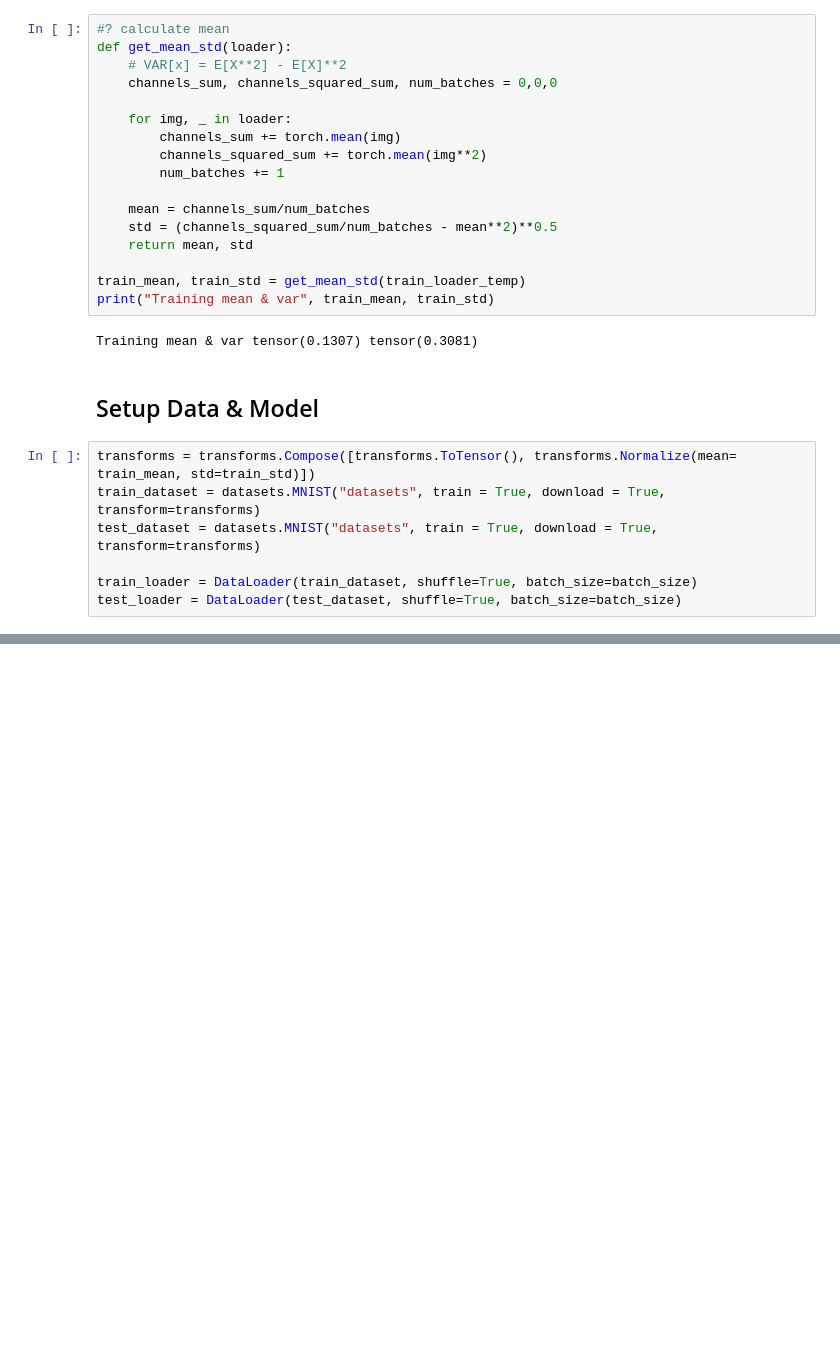
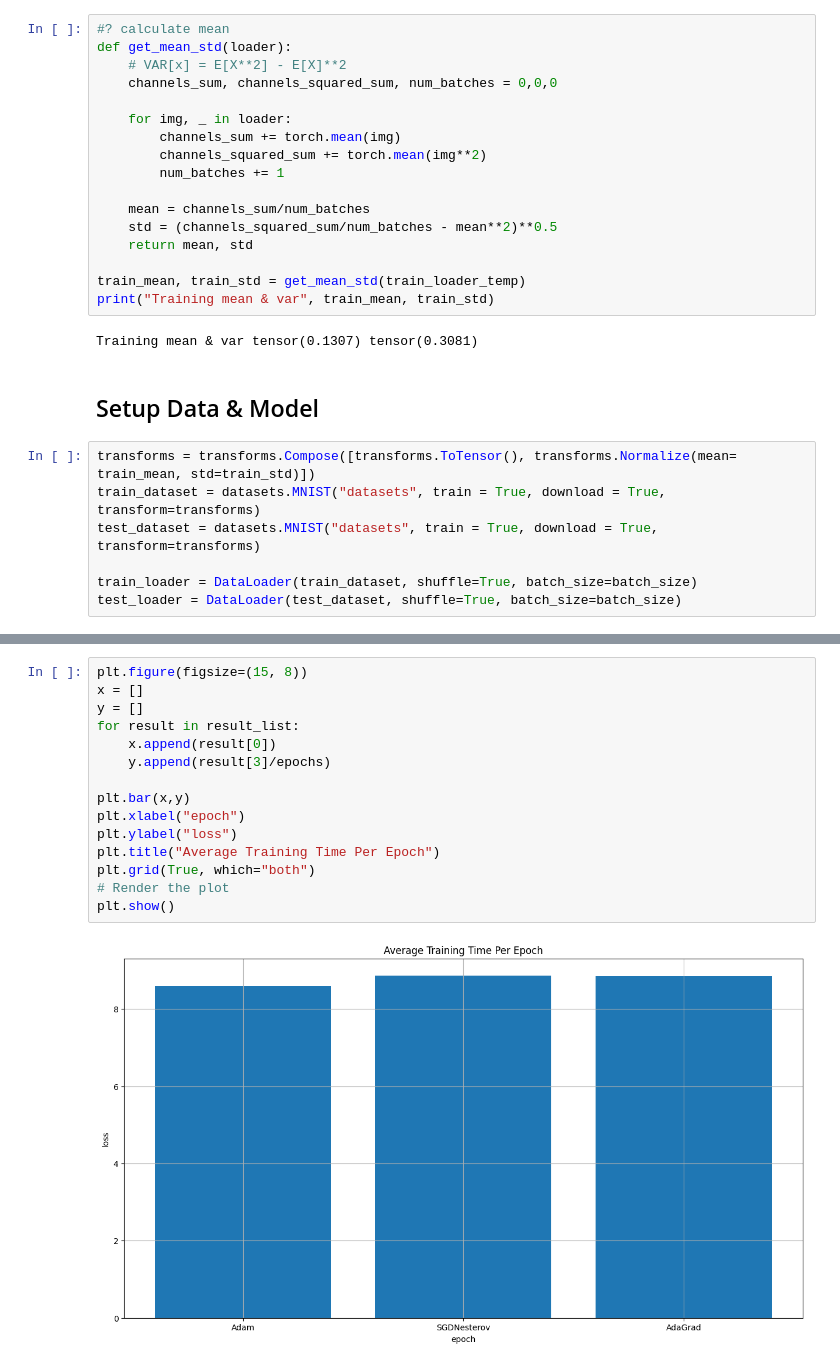
Before and after one commit to EfranH25/ADAM-Reproducing-Results, a Jupyter notebook: 6.2_experiments_multi_neural_net.ipynb, the cells around one changed output, grey strips where cells are left out. Saved outputs shown, nothing was run; the diff lists cells and outputs as text; blank space fills up the shorter version.

Commit message:
notebook for 6.2 + time + bargraph

```diff
--- a/6.2_experiments_multi_neural_net.ipynb
+++ b/6.2_experiments_multi_neural_net.ipynb
@@ -196,0 +226,17 @@ plt.show()
+# %%
+plt.figure(figsize=(15, 8))
+x = []
+y = []
+for result in result_list:
+    x.append(result[0])
+    y.append(result[3]/epochs)
+
+plt.bar(x,y)
+plt.xlabel("epoch")
+plt.ylabel("loss")
+plt.title("Average Training Time Per Epoch")
+plt.grid(True, which="both")
+# Render the plot
+plt.show()
+# %% [output]
+[figure, added]
```
Also changed, not shown: parts of 6 cells of this notebook, 2 other files.
